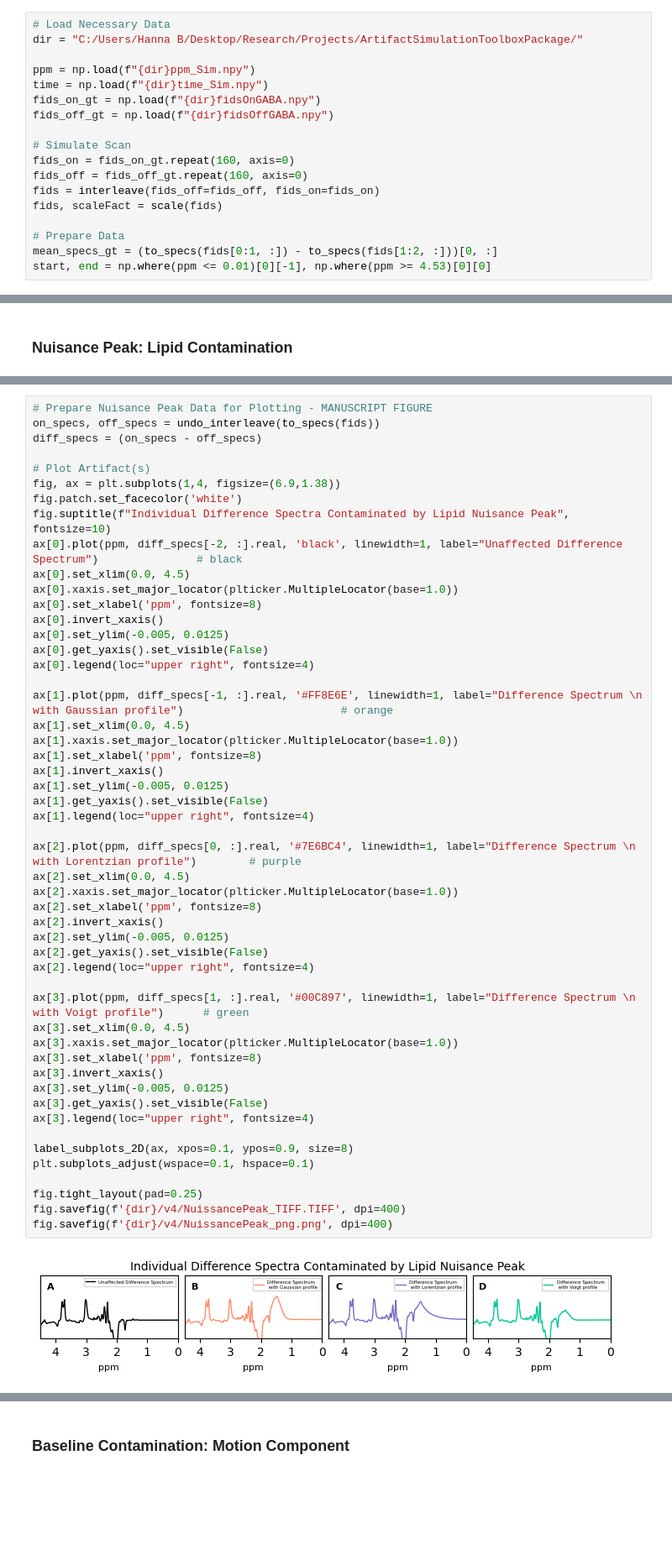
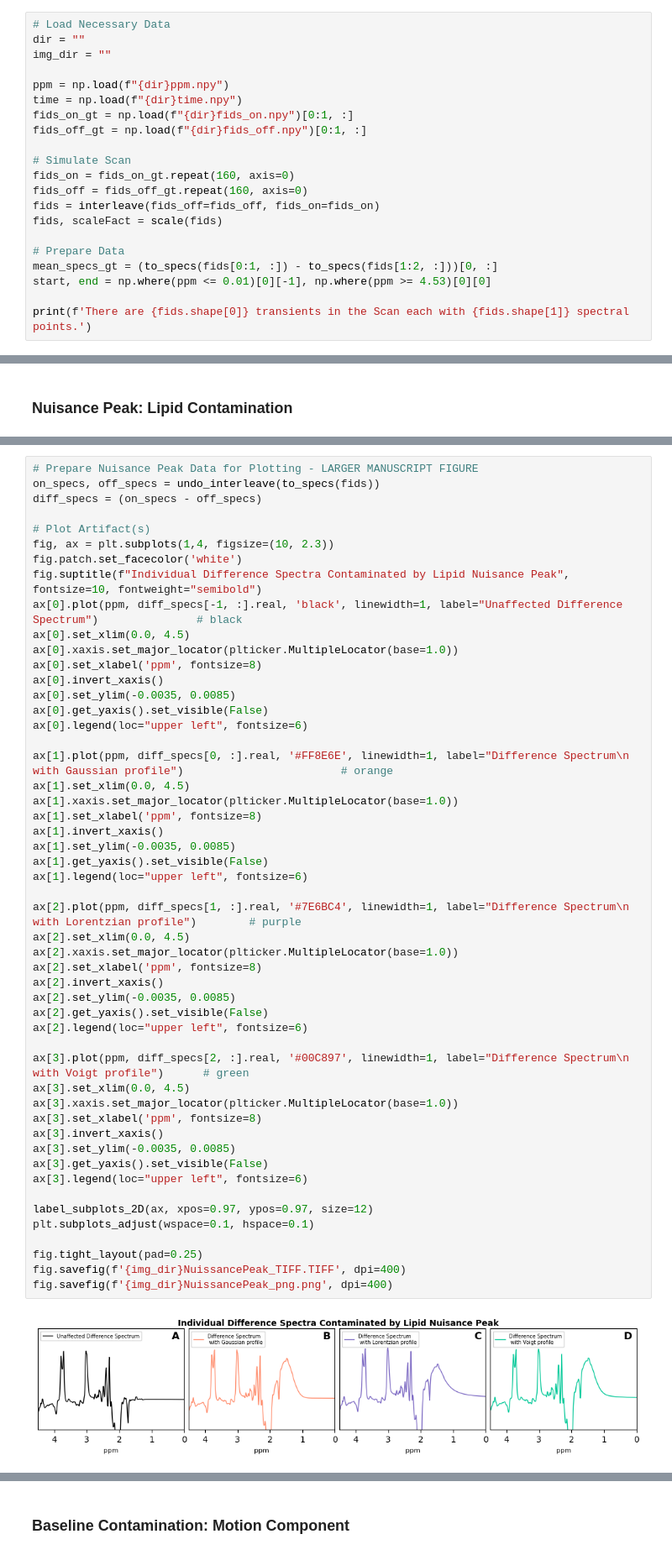
Before and after one commit to HarrisBrainLab/SMART_MRS, a Jupyter notebook: SMART_MRS Examples.ipynb, the cells around one changed output, grey strips where cells are left out. Shown: that part at 84% size. Saved outputs shown, nothing was run; the diff lists cells and outputs as text; blank space fills up the shorter version.

```diff
--- a/SMART_MRS Examples.ipynb
+++ b/SMART_MRS Examples.ipynb
@@ -15,11 +16,12 @@ from artifacts import add_nuisance_peak, add_baseline, add_linebroad
 # %%
 # Load Necessary Data
-dir = "C:/Users/Hanna B/Desktop/Research/Projects/ArtifactSimulationToolboxPackage/"
+dir = ""
+img_dir = ""
 
-ppm = np.load(f"{dir}ppm_Sim.npy")
-time = np.load(f"{dir}time_Sim.npy")
-fids_on_gt = np.load(f"{dir}fidsOnGABA.npy")
-fids_off_gt = np.load(f"{dir}fidsOffGABA.npy")
+ppm = np.load(f"{dir}ppm.npy")
+time = np.load(f"{dir}time.npy")
+fids_on_gt = np.load(f"{dir}fids_on.npy")[0:1, :]
+fids_off_gt = np.load(f"{dir}fids_off.npy")[0:1, :]
 
 # Simulate Scan
 fids_on = fids_on_gt.repeat(160, axis=0)
@@ -30,3 +32,5 @@ fids, scaleFact = scale(fids)
 # Prepare Data
 mean_specs_gt = (to_specs(fids[0:1, :]) - to_specs(fids[1:2, :]))[0, :]
 start, end = np.where(ppm <= 0.01)[0][-1], np.where(ppm >= 4.53)[0][0]
+
+print(f'There are {fids.shape[0]} transients in the Scan each with {fids.shape[1]} spectral points.')
@@ -90,53 +105,53 @@ Lipid peaks using custom profile with different line shape (Voigt) located at tr
 # %%
-# Prepare Nuisance Peak Data for Plotting - MANUSCRIPT FIGURE
+# Prepare Nuisance Peak Data for Plotting - LARGER MANUSCRIPT FIGURE
 on_specs, off_specs = undo_interleave(to_specs(fids))
 diff_specs = (on_specs - off_specs)
 
 # Plot Artifact(s)
-fig, ax = plt.subplots(1,4, figsize=(6.9,1.38))
+fig, ax = plt.subplots(1,4, figsize=(10, 2.3))
 fig.patch.set_facecolor('white')
-fig.suptitle(f"Individual Difference Spectra Contaminated by Lipid Nuisance Peak", fontsize=10)
-ax[0].plot(ppm, diff_specs[-2, :].real, 'black', linewidth=1, label="Unaffected Difference Spectrum")               # black
+fig.suptitle(f"Individual Difference Spectra Contaminated by Lipid Nuisance Peak", fontsize=10, fontweight="semibold")
+ax[0].plot(ppm, diff_specs[-1, :].real, 'black', linewidth=1, label="Unaffected Difference Spectrum")               # black
 ax[0].set_xlim(0.0, 4.5)
 ax[0].xaxis.set_major_locator(plticker.MultipleLocator(base=1.0))
 ax[0].set_xlabel('ppm', fontsize=8)
 ax[0].invert_xaxis()
-ax[0].set_ylim(-0.005, 0.0125)
+ax[0].set_ylim(-0.0035, 0.0085)
 ax[0].get_yaxis().set_visible(False)
-ax[0].legend(loc="upper right", fontsize=4)
+ax[0].legend(loc="upper left", fontsize=6)
 
-ax[1].plot(ppm, diff_specs[-1, :].real, '#FF8E6E', linewidth=1, label="Difference Spectrum \n with Gaussian profile")                        # orange
+ax[1].plot(ppm, diff_specs[0, :].real, '#FF8E6E', linewidth=1, label="Difference Spectrum\n with Gaussian profile")                        # orange
 ax[1].set_xlim(0.0, 4.5)
 ax[1].xaxis.set_major_locator(plticker.MultipleLocator(base=1.0))
 ax[1].set_xlabel('ppm', fontsize=8)
 ax[1].invert_xaxis()
-ax[1].set_ylim(-0.005, 0.0125)
+ax[1].set_ylim(-0.0035, 0.0085)
 ax[1].get_yaxis().set_visible(False)
-ax[1].legend(loc="upper right", fontsize=4)
+ax[1].legend(loc="upper left", fontsize=6)
 
-ax[2].plot(ppm, diff_specs[0, :].real, '#7E6BC4', linewidth=1, label="Difference Spectrum \n with Lorentzian profile")        # purple
+ax[2].plot(ppm, diff_specs[1, :].real, '#7E6BC4', linewidth=1, label="Difference Spectrum\n with Lorentzian profile")        # purple
 ax[2].set_xlim(0.0, 4.5)
 ax[2].xaxis.set_major_locator(plticker.MultipleLocator(base=1.0))
 ax[2].set_xlabel('ppm', fontsize=8)
 ax[2].invert_xaxis()
-ax[2].set_ylim(-0.005, 0.0125)
+ax[2].set_ylim(-0.0035, 0.0085)
 ax[2].get_yaxis().set_visible(False)
-ax[2].legend(loc="upper right", fontsize=4)
+ax[2].legend(loc="upper left", fontsize=6)
 
-ax[3].plot(ppm, diff_specs[1, :].real, '#00C897', linewidth=1, label="Difference Spectrum \n with Voigt profile")      # green
+ax[3].plot(ppm, diff_specs[2, :].real, '#00C897', linewidth=1, label="Difference Spectrum\n with Voigt profile")      # green
 ax[3].set_xlim(0.0, 4.5)
 ax[3].xaxis.set_major_locator(plticker.MultipleLocator(base=1.0))
 ax[3].set_xlabel('ppm', fontsize=8)
 ax[3].invert_xaxis()
-ax[3].set_ylim(-0.005, 0.0125)
+ax[3].set_ylim(-0.0035, 0.0085)
 ax[3].get_yaxis().set_visible(False)
-ax[3].legend(loc="upper right", fontsize=4)
+ax[3].legend(loc="upper left", fontsize=6)
 
-label_subplots_2D(ax, xpos=0.1, ypos=0.9, size=8)
+label_subplots_2D(ax, xpos=0.97, ypos=0.97, size=12)
 plt.subplots_adjust(wspace=0.1, hspace=0.1)
 
 fig.tight_layout(pad=0.25)
-fig.savefig(f'{dir}/v4/NuissancePeak_TIFF.TIFF', dpi=400)
-fig.savefig(f'{dir}/v4/NuissancePeak_png.png', dpi=400)
+fig.savefig(f'{img_dir}NuissancePeak_TIFF.TIFF', dpi=400)
+fig.savefig(f'{img_dir}NuissancePeak_png.png', dpi=400)
 # %% [output]
-[figure, old version]
+[figure, new version]
```
Also changed, not shown: parts of 32 cells of this notebook, 11 other files.
